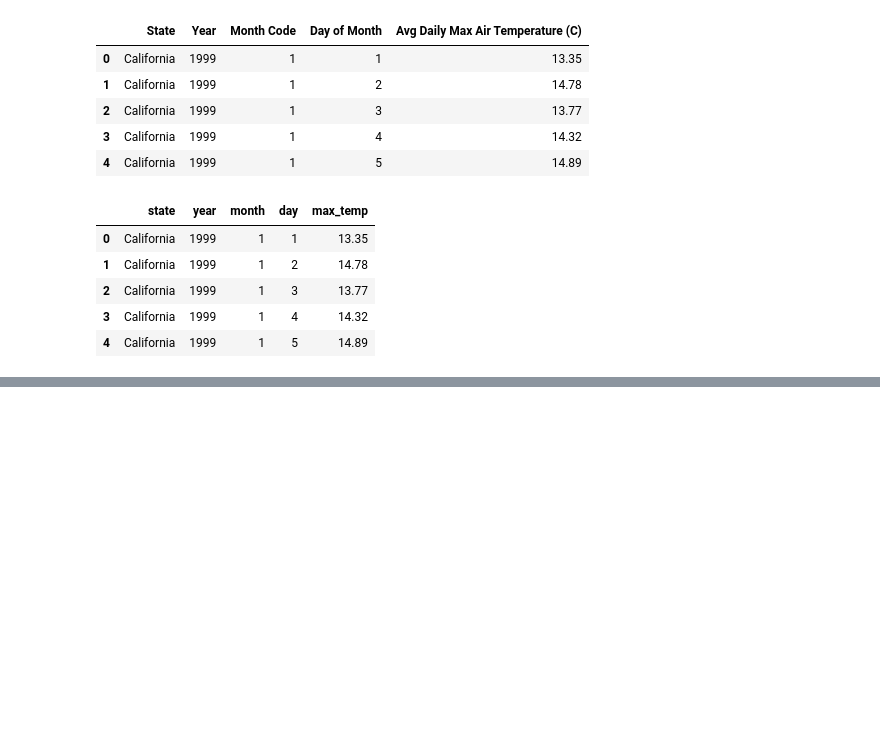
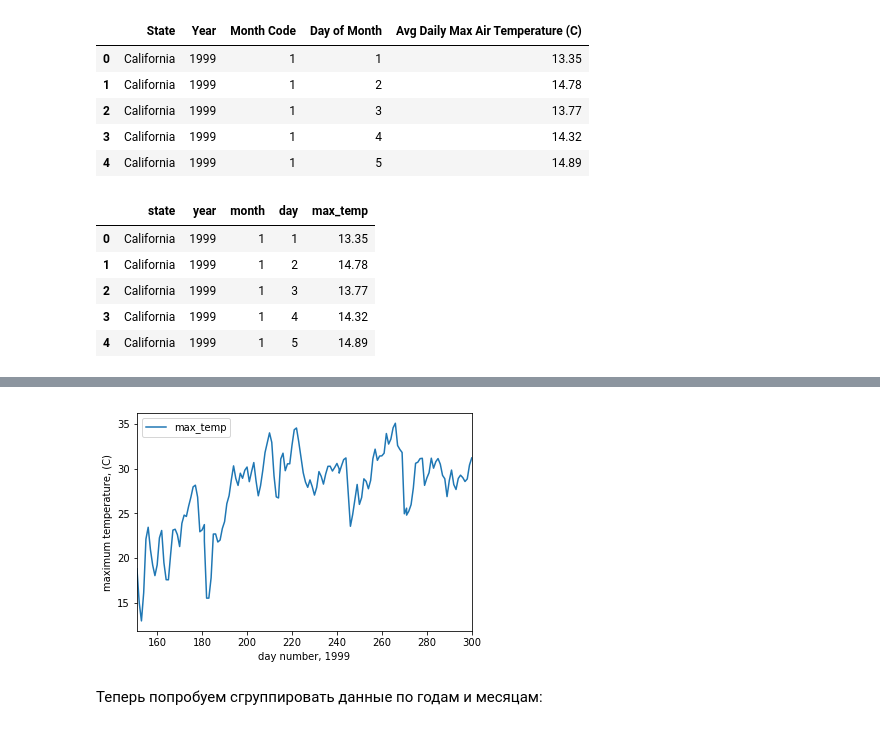
Before and after one commit to vlnik-belyaev/CDC_stat, a Jupyter notebook: CDC_heat_influence/Draft version.ipynb, the cells around one changed output, grey strips where cells are left out. Cells and saved outputs as stored; diff of their text form; code cells hidden in the pictures; blank space fills up the shorter version.

```diff
--- a/CDC_heat_influence/Draft version.ipynb
+++ b/CDC_heat_influence/Draft version.ipynb
@@ -17,7 +19,7 @@ import pandas as pd
 file = 'datasets/maxTempByMonthYear1999-2011completeCalifornia.txt'
 
 # Import file: data
-raw_temp_data = pd.read_csv(file, sep='\t', comment='#', na_values='Nothing')
+raw_temp_data = pd.read_csv(file, sep='\t', converters={"Year":int, 'Month Code':int, 'Day of Month':int,'Avg Daily Max Air Temperature (C)':float})
 
 # Print the head of the DataFrame
 print(raw_temp_data.head())
@@ -59,3 +79,5 @@ california_temp_data.head()
 | 2 | California | 1999 | 1 | 3 | 13.77 |
 | 3 | California | 1999 | 1 | 4 | 14.32 |
 | 4 | California | 1999 | 1 | 5 | 14.89 |
+# %%
+california_summer_temp_data = california_temp_data[(california_temp_data['month']>=5) & (california_temp_data['month']<=9)]
@@ -61,0 +111,10 @@ california_temp_data.head()
+# %%
+df_1999 = california_summer_temp_data[california_summer_temp_data['year']==1999]
+# %%
+ax = df_1999.plot(x=30*df_1999['month']+df_1999['day'], y = 'max_temp')
+_ = ax.set_xlabel("day number, 1999")
+_ = ax.set_ylabel("maximum temperature, (C)")
+# %% [output]
+[figure, added]
+# %% [markdown]
+Теперь попробуем сгруппировать данные по годам и месяцам:
```
Also changed, not shown: parts of 13 cells of this notebook, 1 other file.
